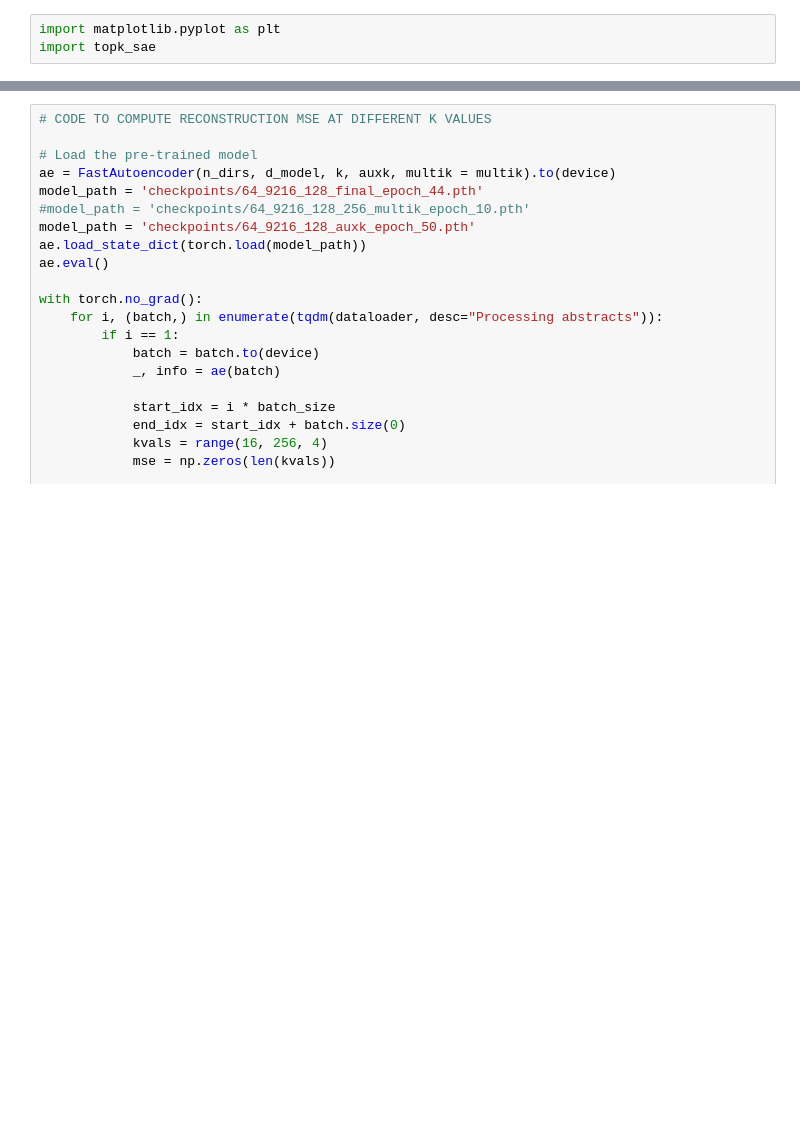
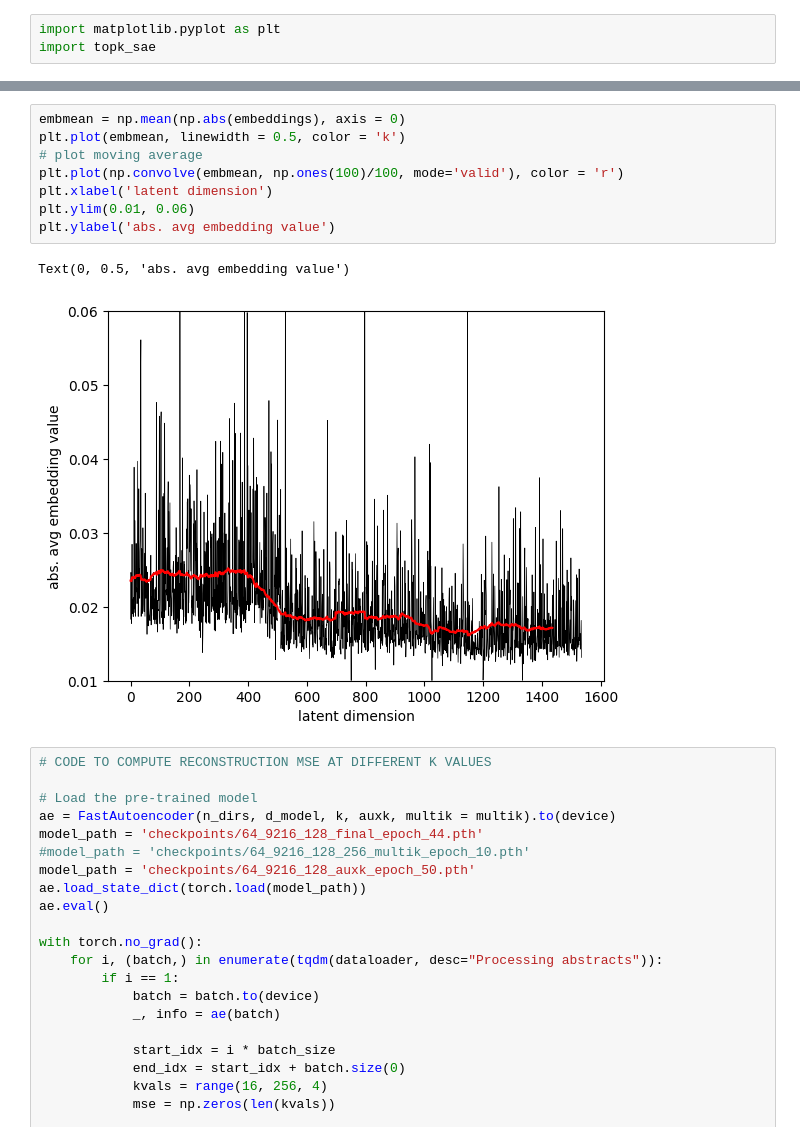
Before and after one commit to jsalt2024-evaluating-llms-for-astronomy/retrieval, a Jupyter notebook: saerch/christine.ipynb, the cells around one changed output, grey strips where cells are left out. Cells and saved outputs as stored; diff of their text form; blank space fills up the shorter version.

```diff
--- a/saerch/christine.ipynb
+++ b/saerch/christine.ipynb
@@ -270,3 +283,14 @@ import topk_sae
+# %%
+embmean = np.mean(np.abs(embeddings), axis = 0)
+plt.plot(embmean, linewidth = 0.5, color = 'k')
+# plot moving average
+plt.plot(np.convolve(embmean, np.ones(100)/100, mode='valid'), color = 'r')
+plt.xlabel('latent dimension')
+plt.ylim(0.01, 0.06)
+plt.ylabel('abs. avg embedding value')
+# %% [output]
+Text(0, 0.5, 'abs. avg embedding value')
+[figure, added]
 # %%
 # CODE TO COMPUTE RECONSTRUCTION MSE AT DIFFERENT K VALUES
 
```
Also changed, not shown: parts of 40 cells of this notebook, 5 other files.
